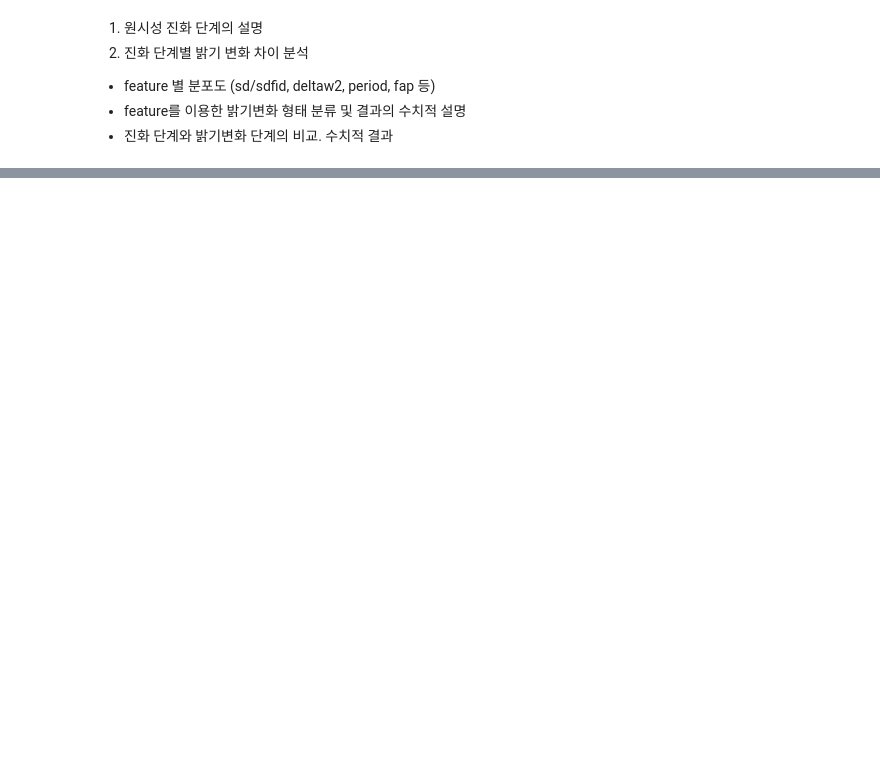
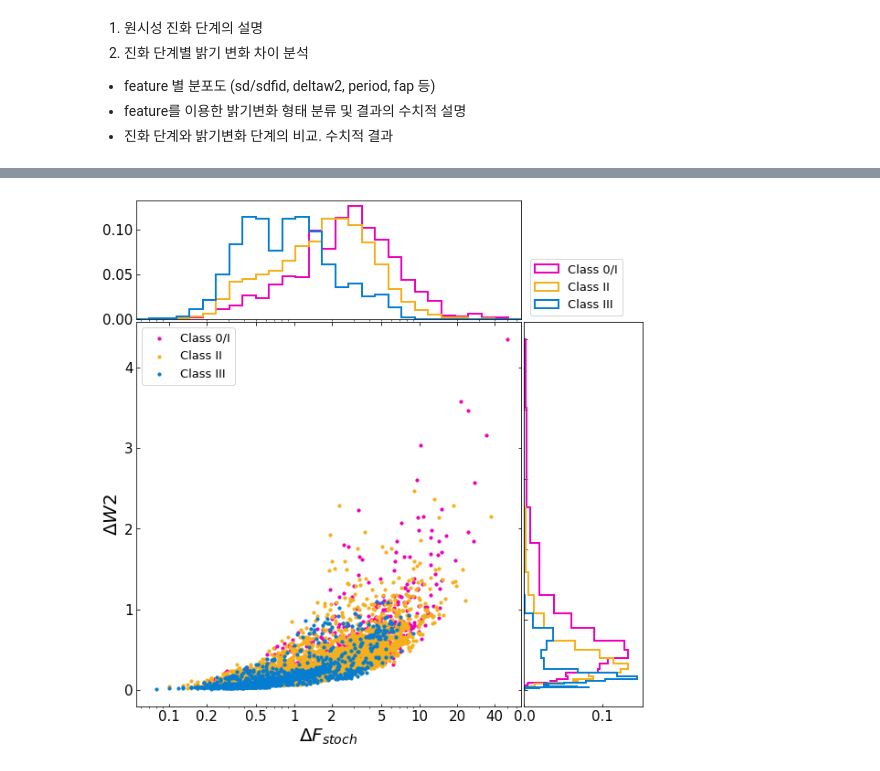
Before and after one commit to hoeen/WISE_YSO_variability_analysis, a Jupyter notebook: analysis_notebooks/WISE-YSO-analysis-3.ipynb, the cells around one changed output, grey strips where cells are left out. Drawn from its saved outputs; the diff is of its cells as text; code cells hidden in the pictures; blank space fills up the shorter version.

```diff
--- a/analysis_notebooks/WISE-YSO-analysis-3.ipynb
+++ b/analysis_notebooks/WISE-YSO-analysis-3.ipynb
@@ -27,0 +41,15 @@ ref: https://iopscience.iop.org/article/10.3847/1538-4357/ac1745#apjac1745t6
+# %%
+import numpy as np
+import pandas as pd
+import matplotlib.pyplot as plt
+import matplotlib.transforms as transforms
+
+# 배포한 데이터를 불러옵니다
+data = pd.read_csv(
+    'https://cfn-live-content-bucket-iop-org.s3.amazonaws.com/journals/0004-637X/920/2/132/revision2/apjac1745t7_mrt.txt?AWSAccessKeyId=AKIAYDKQL6LTV7YY2HIK&Expires=1662615037&Signature=4GDil3C3BtPTyw%2FWbWofmEi2jnk%3D',
+    skiprows=47, header=None, sep='\s+', index_col=0,
+    names=['Index', 'RAdeg','DEdeg','NW1','NW2',
+            'Class','SD/sigma','DeltaW2',
+            'FAP[LSP]','FAP[Lin]','Sec.Var','Stoch.Var',
+            'SlopeW2','Period','Frac.amp','Cloud']
+    )
@@ -27,0 +66,80 @@ ref: https://iopscience.iop.org/article/10.3847/1538-4357/ac1745#apjac1745t6
+# %%
+pr = data[data['Class'] == 'P']
+di = data[data['Class'] == 'D']
+ev = data[data['Class'] == 'PMS+E']
+
+yso = [pr,di,ev]
+y_label = ['Class 0/I', 'Class II', 'Class III']
+y_color=['#ee00b8', '#f4af1b', '#057dd1']
+y_size=[10,10,10]
+y_marker = ['o','o','o']
+
+
+# definitions for the axes
+left, width = 0.1, 0.65
+bottom, height = 0.1, 0.65
+spacing = 0.005
+
+
+rect_scatter = [left, bottom, width, height]
+rect_histx = [left, bottom + height + spacing, width, 0.2]
+rect_histy = [left + width + spacing, bottom, 0.2, height]
+
+# start with a rectangular Figure
+fig1 = plt.figure(figsize=(9,9))
+
+rot = transforms.Affine2D().rotate_deg(90)
+
+axsc = plt.axes(rect_scatter)
+axsc.tick_params(direction='in', top=True, right=True, labelsize=15)
+ax_histx = plt.axes(rect_histx)
+ax_histx.tick_params(direction='in', labelbottom=False, labelsize=15)
+ax_histy = plt.axes(rect_histy)
+ax_histy.tick_params(direction='in', labelleft=False, labelsize=15)
+
+for i in range(len(yso)):
+    axsc.scatter(yso[i]['SD/sigma'], yso[i]['DeltaW2'],
+                s = y_size[i], c=y_color[i],label=y_label[i],marker=y_marker[i])
+
+
+### histogram_x ###
+y_color=['#ee00b8',
+         '#f4af1b', '#057dd1']
+hist_ret = []
+
+xlim = (0.055,65)
+
+for i in range(len(yso)):
+    counts, bins = np.histogram(yso[i]['SD/sigma'], bins=np.logspace(np.log10(xlim[0]),np.log10(xlim[1]), 30))
+    hist_ret.append(ax_histx.hist(bins[:-1], bins, weights=counts/len(yso[i]),histtype='step',
+                                    color = y_color[i], label=y_label[i], linewidth=2))
+
+### histogram_y ###
+
+hist_ret2=[]
+
+for i in range(len(yso)):
+    counts, bins = np.histogram(yso[i]['DeltaW2'], bins=np.logspace(np.log10(9e-3),np.log10(5), 30))
+    hist_ret2.append(ax_histy.hist(bins[:-1],bins, weights=counts/len(yso[i]),histtype='step',
+                                    color = y_color[i], label=y_label[i], linewidth=2,
+                                    orientation='horizontal'))
+
+axsc.set_xlim(xlim)
+axsc.set_xscale('log')
+axsc.set_xlabel('$\Delta F_{stoch}$',size=20)
+axsc.set_ylabel('$\Delta W2$',size=20)
+axsc.set_xticks([0.1,0.2,0.5,1,2,5,10,20,40])
+axsc.set_xticklabels([0.1,0.2,0.5,1,2,5,10,20,40])
+
+ylm = axsc.get_ylim()
+
+
+ax_histx.set_xlim(axsc.get_xlim())
+ax_histx.set_xscale('log')
+ax_histx.set_xticks([])
+ax_histy.legend(fontsize=13, loc='lower left', bbox_to_anchor=(0.0, 1.0))
+axsc.legend(fontsize=13)
+
+plt.show()
+# %% [output]
+[figure, added]
```
Also changed, not shown: parts of 5 cells of this notebook.
